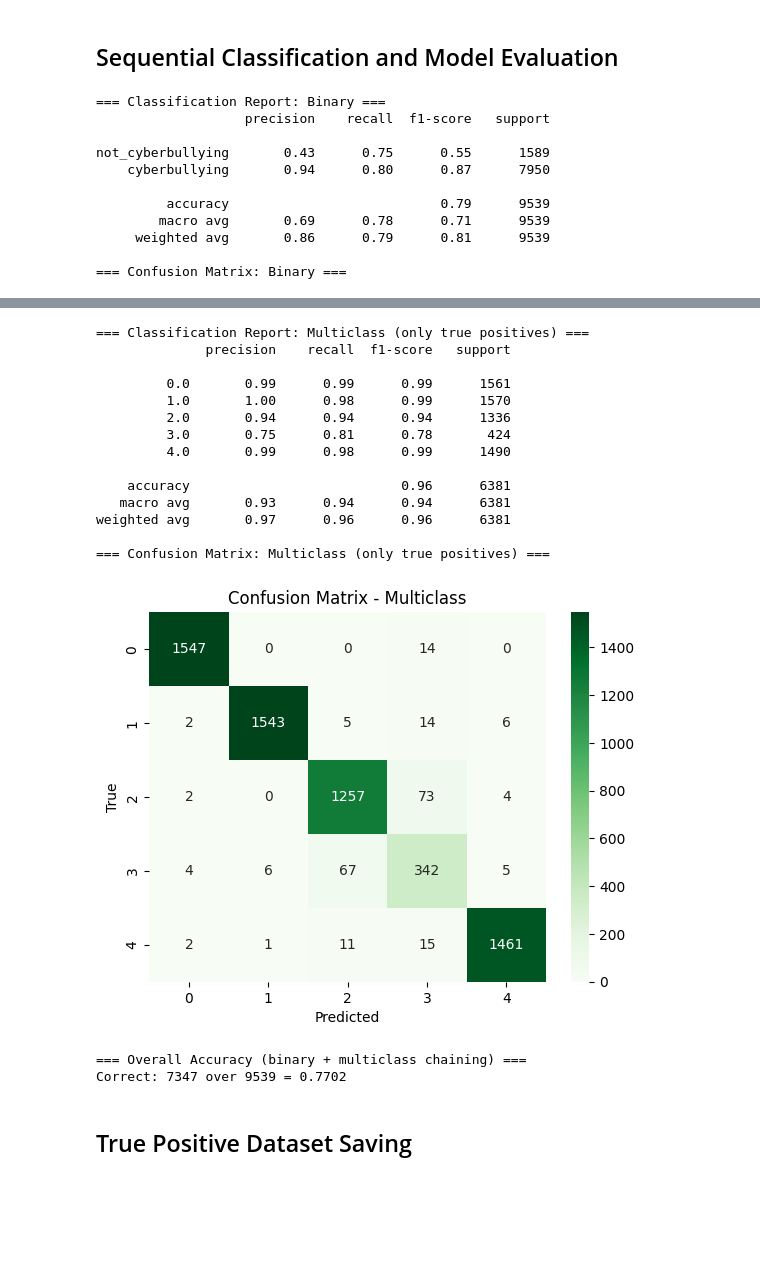
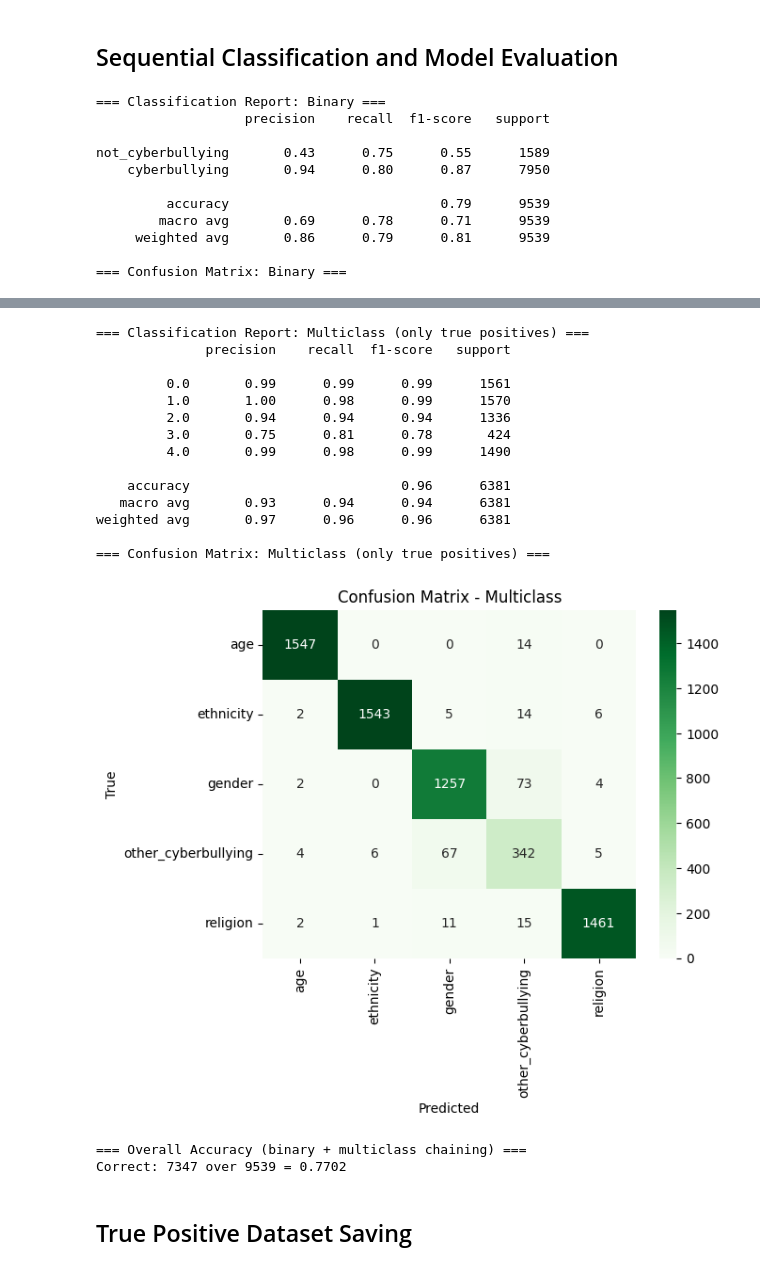
Before and after one commit to msegreto/CyberbullismDetection, a Jupyter notebook: notebook/5_SerializedTest.ipynb, the cells around one changed output, grey strips where cells are left out. Cells and saved outputs as stored; diff of their text form; code cells hidden in the pictures; blank space fills up the shorter version.

```diff
--- a/notebook/5_SerializedTest.ipynb
+++ b/notebook/5_SerializedTest.ipynb
@@ -42,7 +42,7 @@ clf2 = joblib.load(file_name2)
 # %% [markdown]
 ## Sequential Classification and Model Evaluation
 # %%
-# Classificazione binaria
+# Binary Classification
 y_pred_binary = clf1.predict(X_test_tfidf_1)
 print("=== Classification Report: Binary ===")
 print(classification_report(y_test_1, y_pred_binary, target_names=["not_cyberbullying", "cyberbullying"]))
@@ -55,7 +55,7 @@ plt.xlabel("Predicted")
 plt.ylabel("True")
 plt.show()
 
-# Classificazione multiclasse sui TP
+# Multiclass Classification over TP
 true_positive_mask = (y_test_1 == 1) & (y_pred_binary == 1)
 X_test_tfidf_2_filtered = X_test_tfidf_2[true_positive_mask]
 y_test_2_filtered = y_test_2[true_positive_mask]
@@ -66,13 +66,17 @@ print(classification_report(y_test_2_filtered, y_pred_multiclass))
 
 print("=== Confusion Matrix: Multiclass (only true positives) ===")
 cm_multi = confusion_matrix(y_test_2_filtered, y_pred_multiclass)
-sns.heatmap(cm_multi, annot=True, fmt='d', cmap='Greens')
+
+
+
+sns.heatmap(cm_multi, annot=True, fmt='d', cmap='Greens',
+            xticklabels=["age","ethnicity", "gender", "other_cyberbullying",  "religion"], yticklabels=["age","ethnicity", "gender", "other_cyberbullying",  "religion"])
 plt.title("Confusion Matrix - Multiclass")
 plt.xlabel("Predicted")
 plt.ylabel("True")
 plt.show()
 
-# Accuracy complessiva
+# Overall Accuracy
 true_negative = ((y_test_1 == 0) & (y_pred_binary == 0)).sum()
 true_positive_multiclass = (y_pred_multiclass == y_test_2_filtered).sum()
 total_test_samples = len(y_test_1)
@@ -80,34 +84,34 @@ overall_correct = true_negative + true_positive_multiclass
 overall_accuracy = overall_correct / total_test_samples
 
 print(f"=== Overall Accuracy (binary + multiclass chaining) ===\nCorrect: {overall_correct} over {total_test_samples} = {overall_accuracy:.4f}")
 # %% [output]
 === Classification Report: Binary ===
                    precision    recall  f1-score   support
 
 not_cyberbullying       0.43      0.75      0.55      1589
     cyberbullying       0.94      0.80      0.87      7950
 
          accuracy                           0.79      9539
         macro avg       0.69      0.78      0.71      9539
      weighted avg       0.86      0.79      0.81      9539
 
 === Confusion Matrix: Binary ===
 [figure]
 === Classification Report: Multiclass (only true positives) ===
               precision    recall  f1-score   support
 
          0.0       0.99      0.99      0.99      1561
          1.0       1.00      0.98      0.99      1570
          2.0       0.94      0.94      0.94      1336
          3.0       0.75      0.81      0.78       424
          4.0       0.99      0.98      0.99      1490
 
     accuracy                           0.96      6381
    macro avg       0.93      0.94      0.94      6381
 weighted avg       0.97      0.96      0.96      6381
 
 === Confusion Matrix: Multiclass (only true positives) ===
-[figure, old version]
+[figure, new version]
 === Overall Accuracy (binary + multiclass chaining) ===
 Correct: 7347 over 9539 = 0.7702
 # %% [markdown]
```
Also changed, not shown: 14 other files.
